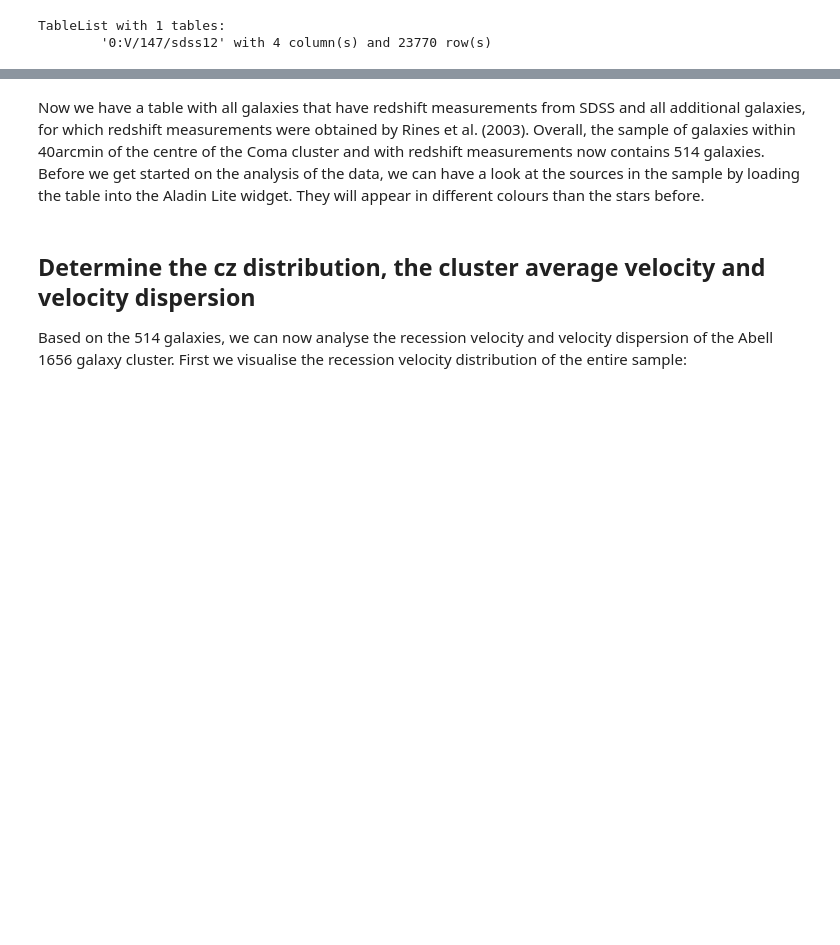
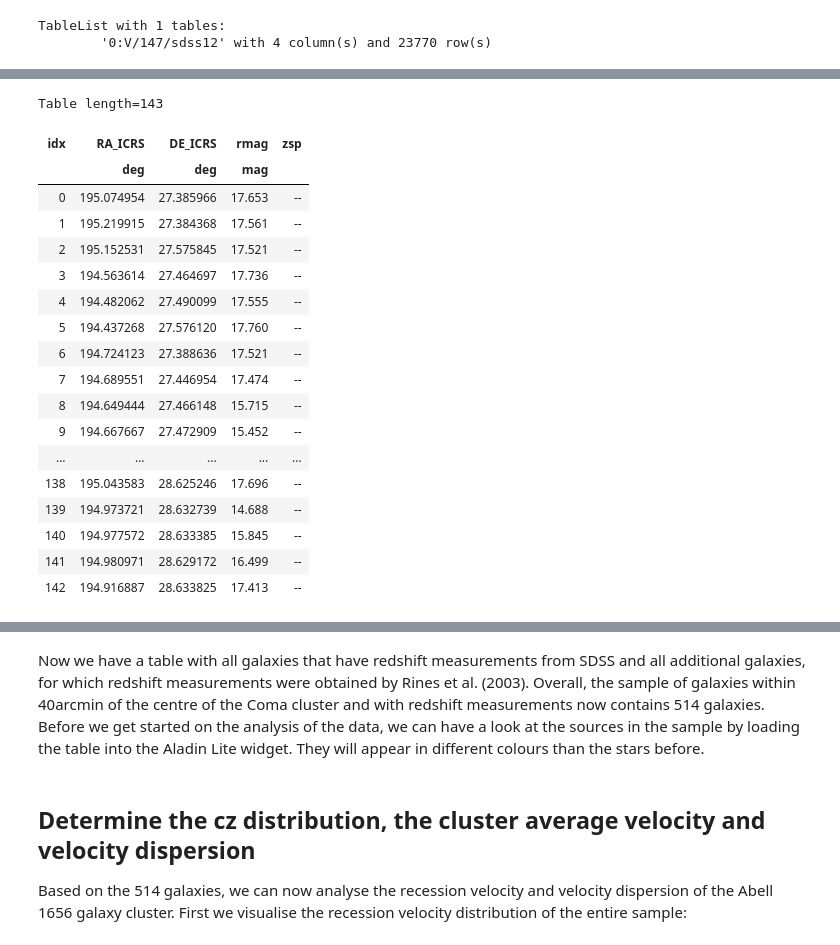
Before and after one commit to cds-astro/tutorials, a Jupyter notebook: Notebooks/Abel1656_The_Coma_Cluster_of_Galaxies.ipynb, the cells around one changed output, grey strips where cells are left out. Drawn from its saved outputs; the diff is of its cells as text; code cells hidden in the pictures; blank space fills up the shorter version.

```diff
--- a/Notebooks/Abel1656_The_Coma_Cluster_of_Galaxies.ipynb
+++ b/Notebooks/Abel1656_The_Coma_Cluster_of_Galaxies.ipynb
@@ -168 +378,25 @@ After inspecting the result of the test query, it becomes clear that we are in p
+# %%
+# mask zsp17 for entries with a nan value in the zsp column
+zsp17_without = zsp17[np.isnan(zsp17['zsp'])]
+zsp17_without.show_in_notebook(display_length=15)
+# %% [output]
+Table length=143
+| idx | RA_ICRS | DE_ICRS | rmag | zsp |
+|  | deg | deg | mag |  |
+| 0 | 195.074954 | 27.385966 | 17.653 | -- |
+| 1 | 195.219915 | 27.384368 | 17.561 | -- |
+| 2 | 195.152531 | 27.575845 | 17.521 | -- |
+| 3 | 194.563614 | 27.464697 | 17.736 | -- |
+| 4 | 194.482062 | 27.490099 | 17.555 | -- |
+| 5 | 194.437268 | 27.576120 | 17.760 | -- |
+| 6 | 194.724123 | 27.388636 | 17.521 | -- |
+| 7 | 194.689551 | 27.446954 | 17.474 | -- |
+| 8 | 194.649444 | 27.466148 | 15.715 | -- |
+| 9 | 194.667667 | 27.472909 | 15.452 | -- |
+| ... | ... | ... | ... | ... |
+| 138 | 195.043583 | 28.625246 | 17.696 | -- |
+| 139 | 194.973721 | 28.632739 | 14.688 | -- |
+| 140 | 194.977572 | 28.633385 | 15.845 | -- |
+| 141 | 194.980971 | 28.629172 | 16.499 | -- |
+| 142 | 194.916887 | 28.633825 | 17.413 | -- |
 # %%
```
Also changed, not shown: parts of 67 cells of this notebook.
